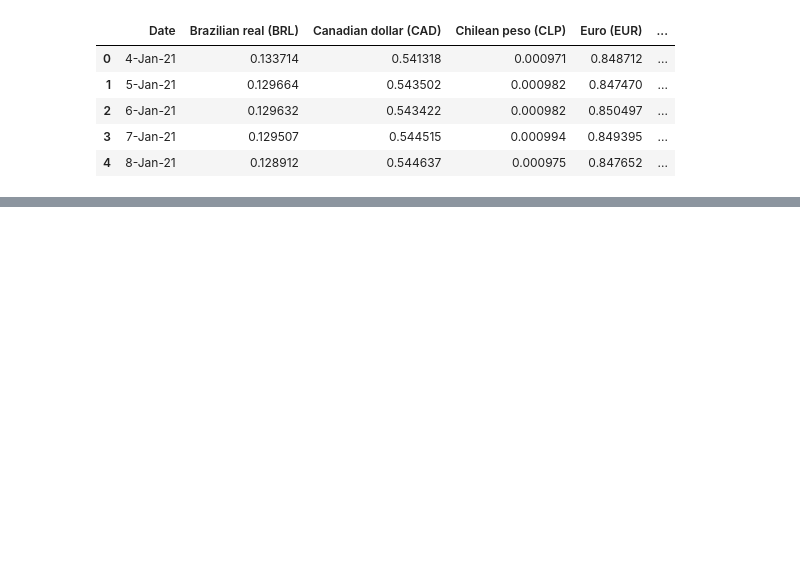
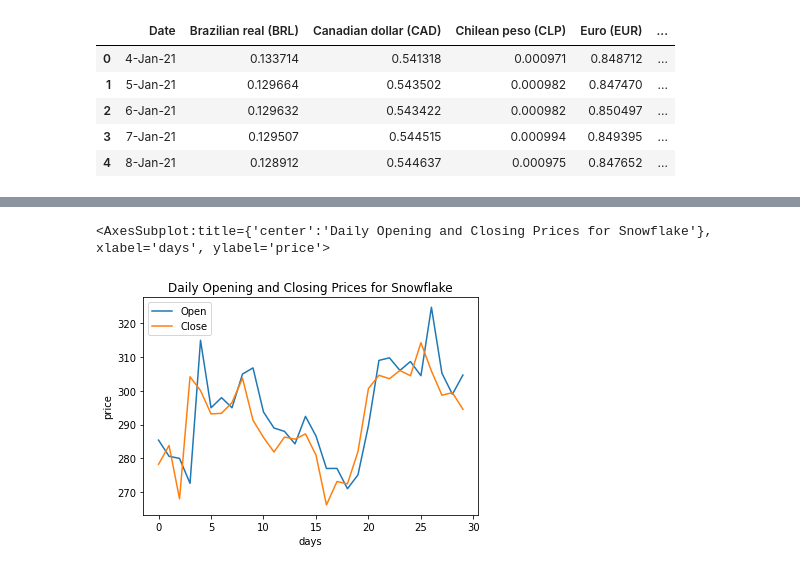
Before and after one commit to mikehoo92/IPOArbitrage, a Jupyter notebook: Untitled.ipynb, the cells around one changed output, grey strips where cells are left out. Saved outputs shown, nothing was run; the diff lists cells and outputs as text; code cells hidden in the pictures; blank space fills up the shorter version.

```diff
--- a/Untitled.ipynb
+++ b/Untitled.ipynb
@@ -55,11 +86,11 @@ prch_csv.head()
 # %%
 # Read in the SNOW-SNOW.csv as a DataFrame
-snow_csv = pd.read_csv(
+snow_df = pd.read_csv(
     Path('SNOW-SNOW.csv')
 )
 
 # Review the DataFrame
-snow_csv.head()
+snow_df.head()
 # %% [output]
 |  | Date | Open | High | Low | Close | Adj Close | Volume |
 | 0 | 2021-01-04 | 285.410004 | 290.799988 | 274.440002 | 278.239990 | 278.239990 | 3948500 |
@@ -67,3 +98,6 @@ snow_csv.head()
 | 2 | 2021-01-06 | 279.989990 | 283.639008 | 266.410004 | 268.019989 | 268.019989 | 5736800 |
 | 3 | 2021-01-07 | 272.589996 | 304.899994 | 267.700012 | 304.200012 | 304.200012 | 16546600 |
 | 4 | 2021-01-08 | 315.000000 | 325.720001 | 298.000000 | 300.100006 | 300.100006 | 9106800 |
+# %%
+snow_df.drop(columns=['High', 'Low', 'Adj Close', 'Volume'], inplace=True)
+snow_df.head()
@@ -99,0 +169,6 @@ currency_csv.head()
+# %%
+# Plotting the daily closing stock price of Snowflacke during the last 30 days
+snow_df.plot(ylabel="price", xlabel="days", title="Daily Opening and Closing Prices for Snowflake")
+# %% [output]
+<AxesSubplot:title={'center':'Daily Opening and Closing Prices for Snowflake'}, xlabel='days', ylabel='price'>
+[figure, added]
```
Also changed, not shown: parts of 20 cells of this notebook.
